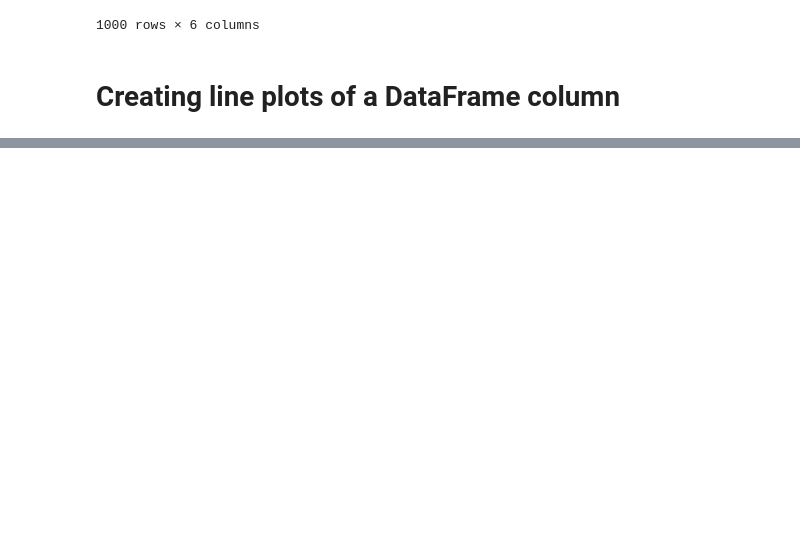
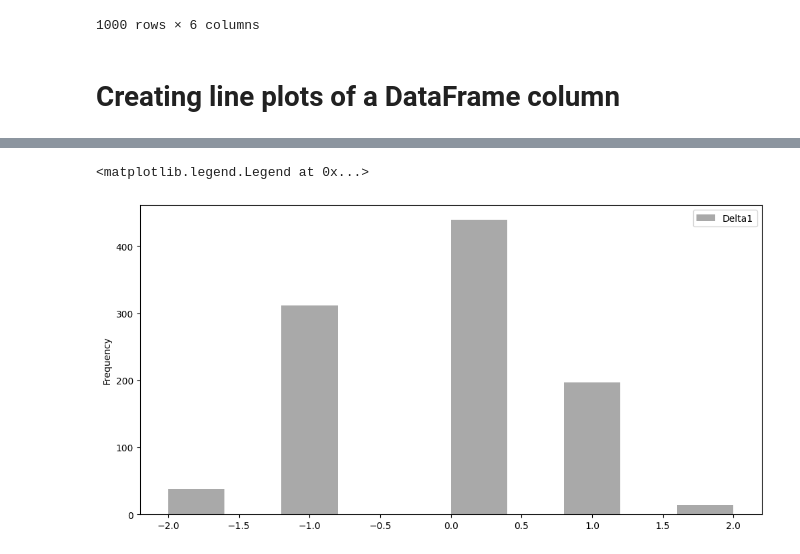
Before and after one commit to Jeffery77/Algo-Trading-Basics, a Jupyter notebook: chapter5/dataVIsualization.ipynb, the cells around one changed output, grey strips where cells are left out. Drawn from its saved outputs; the diff is of its cells as text; code cells hidden in the pictures; blank space fills up the shorter version.

```diff
--- a/chapter5/dataVIsualization.ipynb
+++ b/chapter5/dataVIsualization.ipynb
@@ -242,0 +263,9 @@ df.plot(y='Cont value',kind='line',color='black',linestyle='-',figsize=(12,6))
+# %%
+# Lets create a histogram of the Delta1 discrete values
+
+df['Delta1 discrete'].plot(kind='hist',color='darkgray',figsize=(12,6),label='Delta1')
+
+plt.legend()
+# %% [output]
+<matplotlib.legend.Legend at 0x...>
+[figure, added]
```
Also changed, not shown: parts of 20 cells of this notebook.
